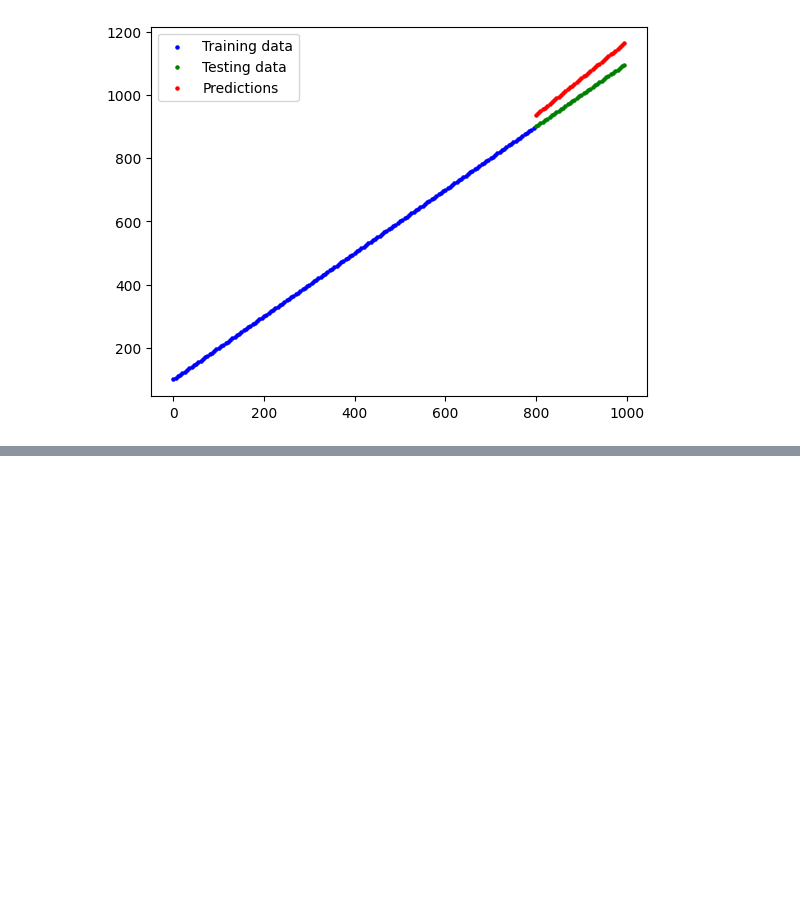
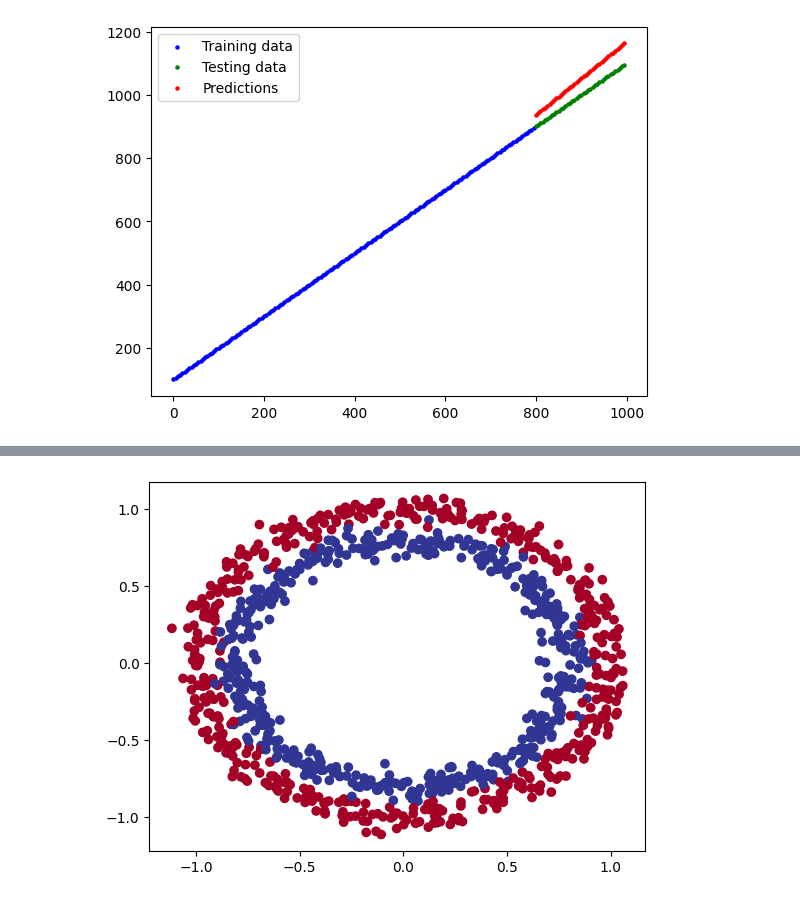
Before and after one commit to seanjiangsh/ztm-tensorflow, a Jupyter notebook: 02_neural_network_classification_in_tensorflow.ipynb, the cells around one changed output, grey strips where cells are left out. Cells and saved outputs as stored; diff of their text form; code cells hidden in the pictures; blank space fills up the shorter version.

Commit message:
Non-linearity: Straight lines and non-straight lines

```diff
--- a/02_neural_network_classification_in_tensorflow.ipynb
+++ b/02_neural_network_classification_in_tensorflow.ipynb
@@ -416,0 +429,23 @@ plt.legend()
+# %%
+# Let's recreate the basic setting in TensorFlow Playground
+# Set the random seed
+tf.random.set_seed(42)
+
+# Create the model
+model_4 = tf.keras.Sequential([
+  tf.keras.layers.Dense(1, activation=tf.keras.activations.linear), # 1 hidden layer with linear activation
+  tf.keras.layers.Dense(1) # output layer
+])
+
+# Compile the model
+model_4.compile(loss=tf.keras.losses.binary_crossentropy,
+                optimizer=tf.keras.optimizers.Adam(learning_rate=0.001),
+                metrics=["accuracy"])
+
+# Fit the model
+model_4.fit(X, y, epochs=100, verbose=0)
+
+# Evaluate the model
+model_4.evaluate(X, y)
+
+# Our model performs like guessing in the basic setting.
@@ -416,0 +455,5 @@ plt.legend()
+# %%
+# Check out our data again
+plt.scatter(X[:, 0], X[:, 1], c=y, cmap=plt.cm.RdYlBu);
+# %% [output]
+[figure, added]
```
Also changed, not shown: parts of 3 cells of this notebook.
